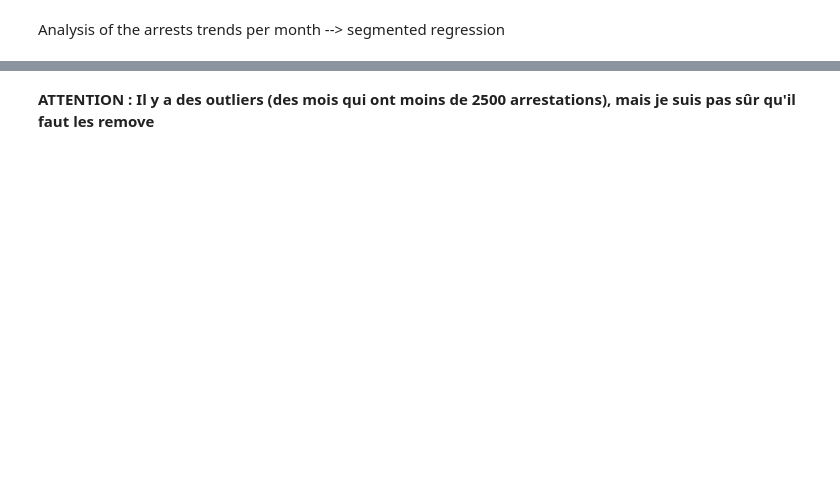
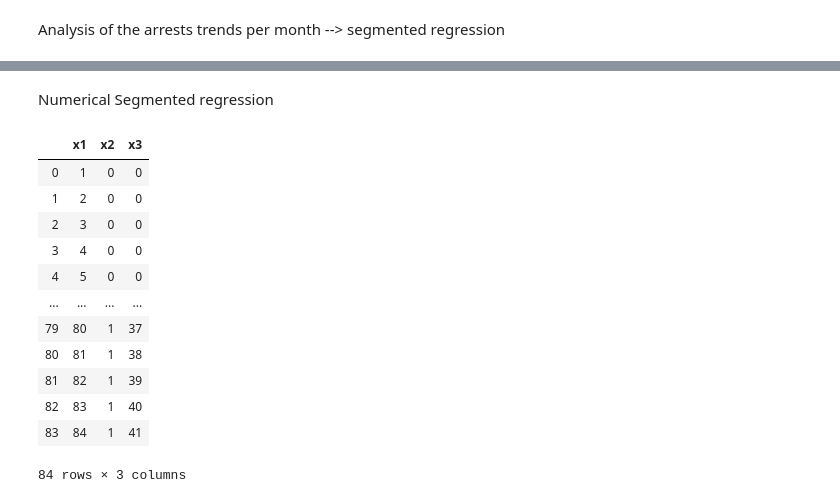
Before and after one commit to SkyRiS3s/ada-2020-project-milestone-p3-p3_msf, a Jupyter notebook: P4_msf.ipynb, the cells around one changed output, grey strips where cells are left out. Cells and saved outputs as stored; diff of their text form; code cells hidden in the pictures; blank space fills up the shorter version.

```diff
--- a/P4_msf.ipynb
+++ b/P4_msf.ipynb
@@ -185,2 +183,23 @@ plt.show()
-# %% [markdown]
-**ATTENTION : Il y a des outliers (des mois qui ont moins de 2500 arrestations), mais je suis pas sûr qu'il faut les remove**
+# %% [markdown]
+Numerical Segmented regression
+# %%
+import statsmodels.api as sm
+black_trends['x2'] = black_trends['Period'].apply(lambda x : 0 if x == 'Before' else 1)
+black_trends['x3'] = black_trends['Time'].apply(lambda x : x-43 if x>43 else 0)
+y_df = black_trends['Arrestations']
+black_trends = black_trends.drop(columns = ['Arrestations','Period']).rename(columns = {'Time':'x1'})
+black_trends
+# %% [output]
+|  | x1 | x2 | x3 |
+| 0 | 1 | 0 | 0 |
+| 1 | 2 | 0 | 0 |
+| 2 | 3 | 0 | 0 |
+| 3 | 4 | 0 | 0 |
+| 4 | 5 | 0 | 0 |
+| ... | ... | ... | ... |
+| 79 | 80 | 1 | 37 |
+| 80 | 81 | 1 | 38 |
+| 81 | 82 | 1 | 39 |
+| 82 | 83 | 1 | 40 |
+| 83 | 84 | 1 | 41 |
+84 rows × 3 columns
```
Also changed, not shown: parts of 18 cells of this notebook.
